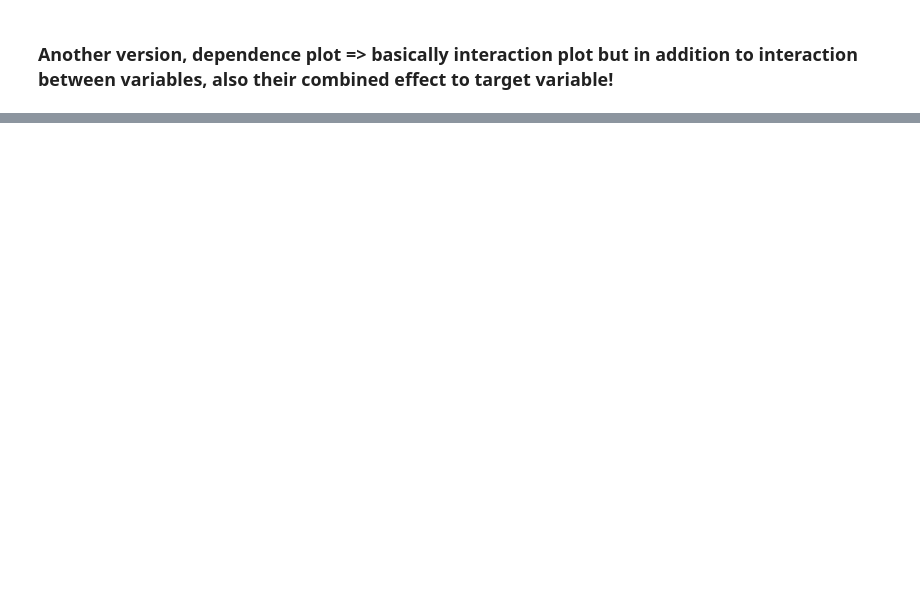
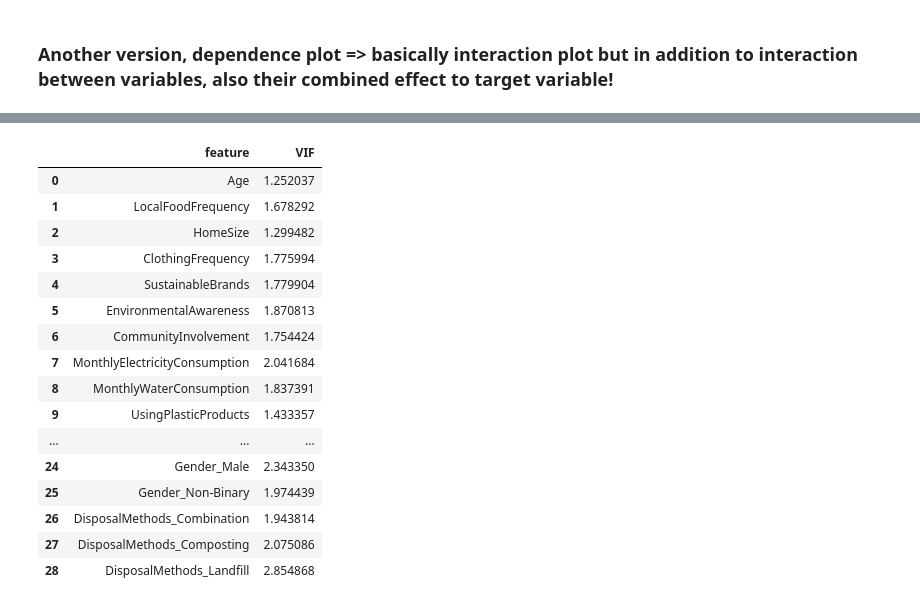
Before and after one commit to tuomasvaltanenLUAS/AdvancedDataAnalytics2025, a Jupyter notebook: lecture2_other_eval_tools/shap_and_lime/shap_test2_gpu.ipynb, the cells around one changed output, grey strips where cells are left out. Saved outputs shown, nothing was run; the diff lists cells and outputs as text; code cells hidden in the pictures; blank space fills up the shorter version.

```diff
--- a/lecture2_other_eval_tools/shap_and_lime/shap_test2_gpu.ipynb
+++ b/lecture2_other_eval_tools/shap_and_lime/shap_test2_gpu.ipynb
@@ -371,0 +453,47 @@ plt.show()
+# %%
+# perform X/y -split
+# if you  have more than one independent variable, list them all here
+# leave out the target variable! (dependent variable)
+
+# this is a nice and common trick => everything EXCEPT target variable => support variable
+# X = df.drop("Rating", axis=1)
+
+# # have only the target variable here (dependent variable)
+# y = df["Rating"]
+
+# pip install statsmodels
+from statsmodels.stats.outliers_influence import variance_inflation_factor
+
+# VIF dataframe
+# VIF = Variance Inflation Factor
+vif_data = pd.DataFrame()
+vif_data["feature"] = X.columns
+
+# calculating VIF for each feature
+vif_data["VIF"] = [variance_inflation_factor(X.values, i)
+                          for i in range(len(X.columns))]
+
+
+# variables with high VIF-value
+# can mean multlicollinearity (variables providing same linear
+# relationships in the data, potentially confusing the ML algorithm
+# this might be good info when deciding if some variable needs to be removed
+vif_data
+# %% [output]
+|  | feature | VIF |
+| 0 | Age | 1.252037 |
+| 1 | LocalFoodFrequency | 1.678292 |
+| 2 | HomeSize | 1.299482 |
+| 3 | ClothingFrequency | 1.775994 |
+| 4 | SustainableBrands | 1.779904 |
+| 5 | EnvironmentalAwareness | 1.870813 |
+| 6 | CommunityInvolvement | 1.754424 |
+| 7 | MonthlyElectricityConsumption | 2.041684 |
+| 8 | MonthlyWaterConsumption | 1.837391 |
+| 9 | UsingPlasticProducts | 1.433357 |
+| ... | ... | ... |
+| 24 | Gender_Male | 2.343350 |
+| 25 | Gender_Non-Binary | 1.974439 |
+| 26 | DisposalMethods_Combination | 1.943814 |
+| 27 | DisposalMethods_Composting | 2.075086 |
+| 28 | DisposalMethods_Landfill | 2.854868 |
```
Also changed, not shown: parts of 10 cells of this notebook, 11 other files.
